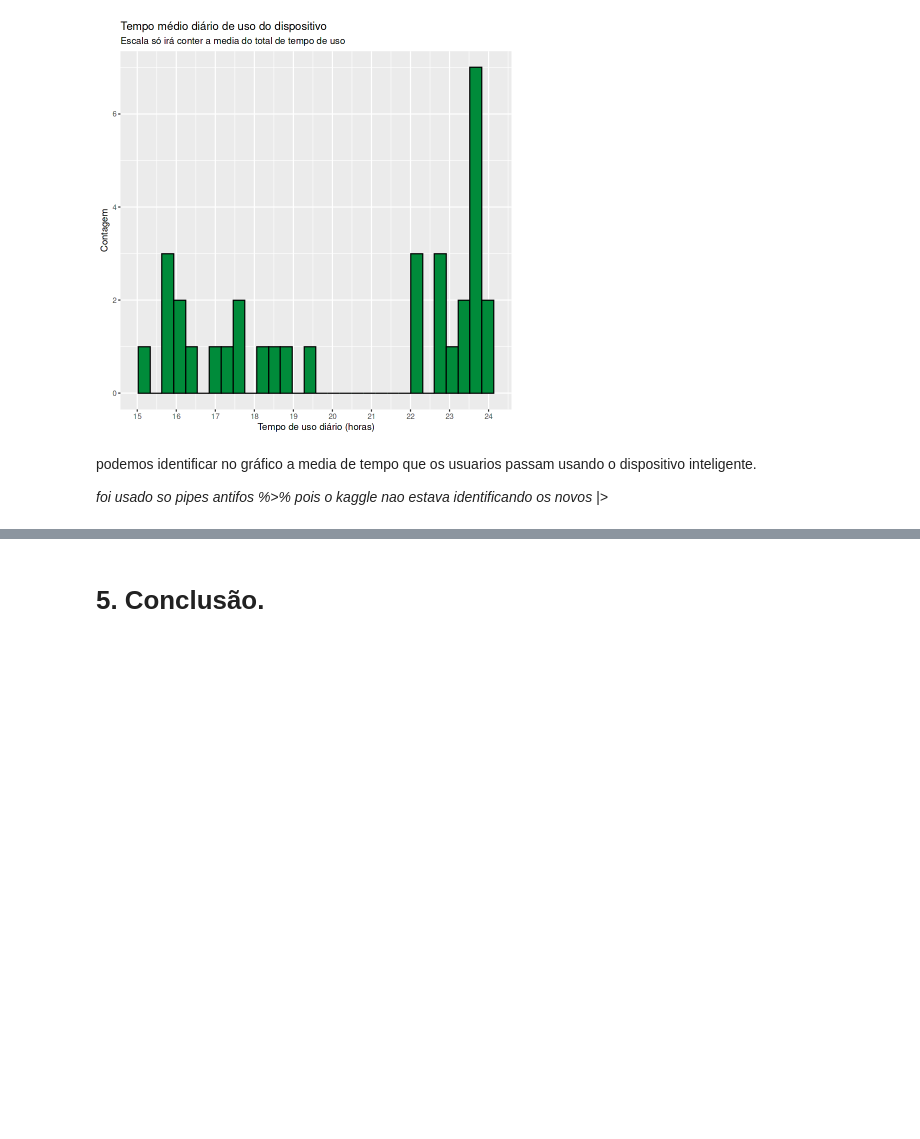
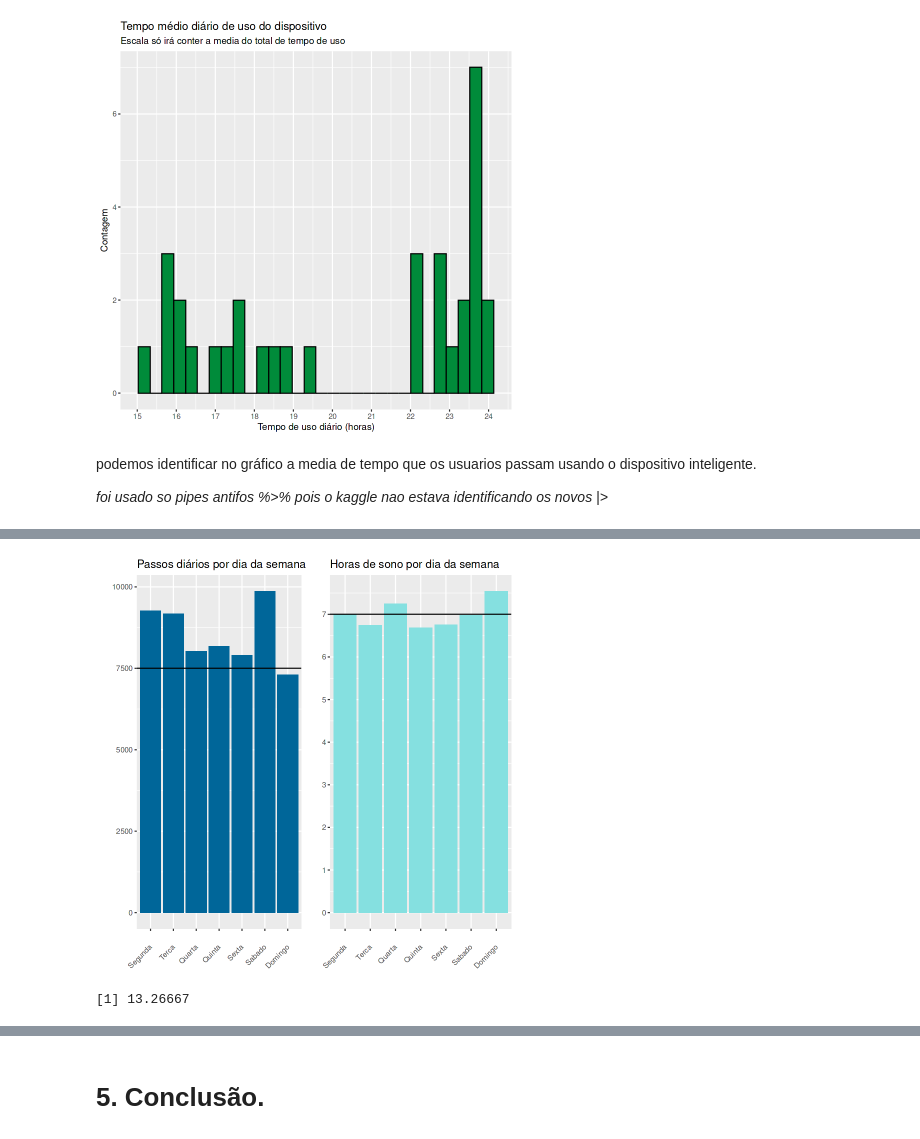
Before and after one commit to ARRETdaniel/22-2E_topicos_Especiais_em_IA_II_Sistemas_Inteligentes, a Jupyter notebook: projectFinal/finalproject-fitbit-fitness-data.ipynb, the cells around one changed output, grey strips where cells are left out. Drawn from its saved outputs; the diff is of its cells as text; code cells hidden in the pictures; blank space fills up the shorter version.

```diff
--- a/projectFinal/finalproject-fitbit-fitness-data.ipynb
+++ b/projectFinal/finalproject-fitbit-fitness-data.ipynb
@@ -542,0 +564,21 @@ podemos identificar no gráfico a media de tempo que os usuarios passam usando o
+# %%
+weekday_steps_sleep <- activity_sleep %>%
+  mutate(day_of_week = weekdays(date))
+
+
+weekday_steps_sleep$day_of_week <-ordered(weekday_steps_sleep$day_of_week, levels=c("Monday", "Tuesday", "Wednesday", "Thursday",
+"Friday", "Saturday", "Sunday"))
+
+ weekday_steps_sleep <- weekday_steps_sleep %>%
+  group_by(day_of_week) %>%
+  summarize (daily_steps = mean(total_steps), daily_sleep_hour = mean(total_minutes_asleep)/60)
+
+head(weekday_steps_sleep)
+
+weekday_steps_sleep$day_of_week <- c("Segunda", "Terca", "Quarta", "Quinta",
+"Sexta", "Sabado", "Domingo")
+weekday_steps_sleep$day_of_week <-ordered(weekday_steps_sleep$day_of_week, levels=c("Segunda", "Terca", "Quarta", "Quinta",
+"Sexta", "Sabado", "Domingo"))
+
+
+head(weekday_steps_sleep)
@@ -542,0 +604,24 @@ podemos identificar no gráfico a media de tempo que os usuarios passam usando o
+# %%
+ggarrange(
+
+    ggplot(weekday_steps_sleep) +
+      geom_col(aes(day_of_week, daily_steps), fill = "#006699") +
+      geom_hline(yintercept = 7500) +
+      labs(title = "Passos diários por dia da semana", x= "", y = "") +
+      theme(axis.text.x = element_text(angle = 45,vjust = 0.5, hjust = 1)),
+
+    ggplot(weekday_steps_sleep, aes(day_of_week, daily_sleep_hour)) +
+      geom_col(fill = "#85e0e0") +
+      scale_y_continuous(breaks = c(0:24)) +
+      geom_hline(yintercept = 7) +
+      labs(title = "Horas de sono por dia da semana", x= "", y = "") +
+      theme(axis.text.x = element_text(angle = 45,vjust = 0.5, hjust = 1))
+  ) -> bar_weekday_steps_sleep
+
+bar_weekday_steps_sleep
+# %% [output]
+[figure, added]
+# %%
+max(activity_sleep$total_minutes_asleep/60)
+# %% [output]
+[1] 13.26667
```
Also changed, not shown: parts of 13 cells of this notebook.
